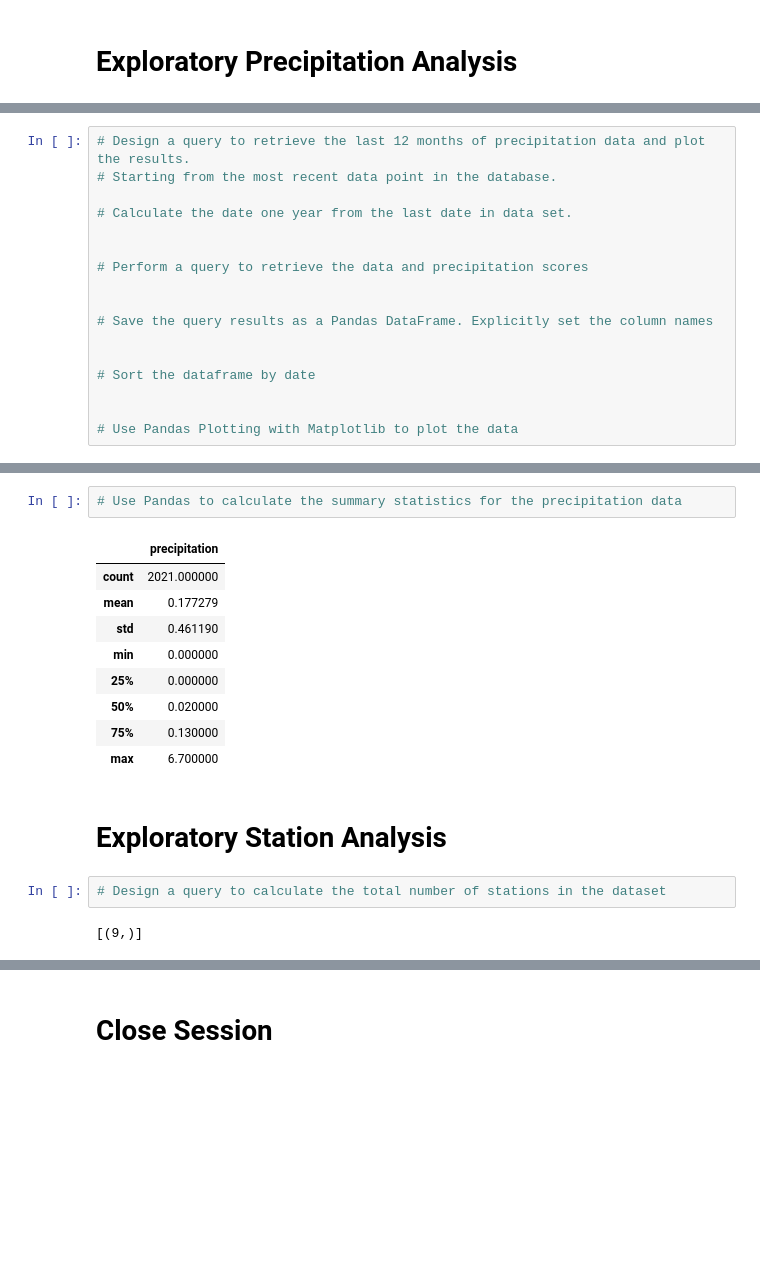
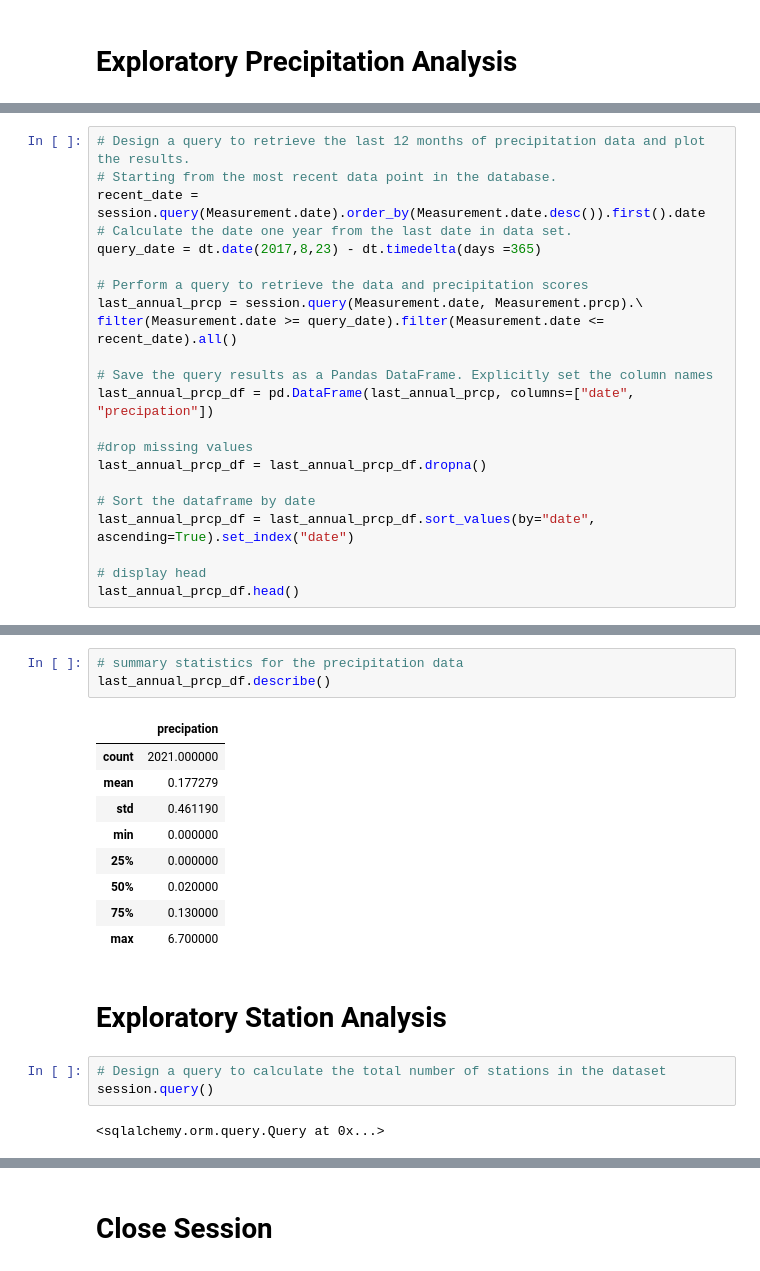
Before and after one commit to Jayplect/honolulu-climate-analysis, a Jupyter notebook: SurfsUp/climate.ipynb, the cells around one changed output, grey strips where cells are left out. Cells and saved outputs as stored; diff of their text form; blank space fills up the shorter version.

Commit message:
added precipitation analysis

```diff
--- a/SurfsUp/climate.ipynb
+++ b/SurfsUp/climate.ipynb
@@ -73,18 +92,23 @@ session.query(Measurement.date).order_by(Measurement.date.desc()).first()
 # %%
 # Design a query to retrieve the last 12 months of precipitation data and plot the results.
 # Starting from the most recent data point in the database.
-
+recent_date = session.query(Measurement.date).order_by(Measurement.date.desc()).first().date
 # Calculate the date one year from the last date in data set.
-
+query_date = dt.date(2017,8,23) - dt.timedelta(days =365)
 
 # Perform a query to retrieve the data and precipitation scores
-
+last_annual_prcp = session.query(Measurement.date, Measurement.prcp).\
+filter(Measurement.date >= query_date).filter(Measurement.date <= recent_date).all()
 
 # Save the query results as a Pandas DataFrame. Explicitly set the column names
+last_annual_prcp_df = pd.DataFrame(last_annual_prcp, columns=["date", "precipation"])
 
+#drop missing values
+last_annual_prcp_df = last_annual_prcp_df.dropna()
 
 # Sort the dataframe by date
+last_annual_prcp_df = last_annual_prcp_df.sort_values(by="date", ascending=True).set_index("date")
 
-
-# Use Pandas Plotting with Matplotlib to plot the data
+# display head
+last_annual_prcp_df.head()
 # %% [output]
@@ -93,7 +133,8 @@ Text(0, 0.5, 'Inches')
 # %%
-# Use Pandas to calculate the summary statistics for the precipitation data
+# summary statistics for the precipitation data
+last_annual_prcp_df.describe()
 # %% [output]
-|  | precipitation |
+|  | precipation |
 | count | 2021.000000 |
 | mean | 0.177279 |
 | std | 0.461190 |
@@ -106,8 +147,9 @@ Text(0, 0.5, 'Inches')
 # Exploratory Station Analysis
 # %%
 # Design a query to calculate the total number of stations in the dataset
+session.query()
 # %% [output]
-[(9,)]
+<sqlalchemy.orm.query.Query at 0x...>
 # %%
 # Design a query to find the most active stations (i.e. which stations have the most rows?)
 # List the stations and their counts in descending order.
```
Also changed, not shown: parts of 12 cells of this notebook.
